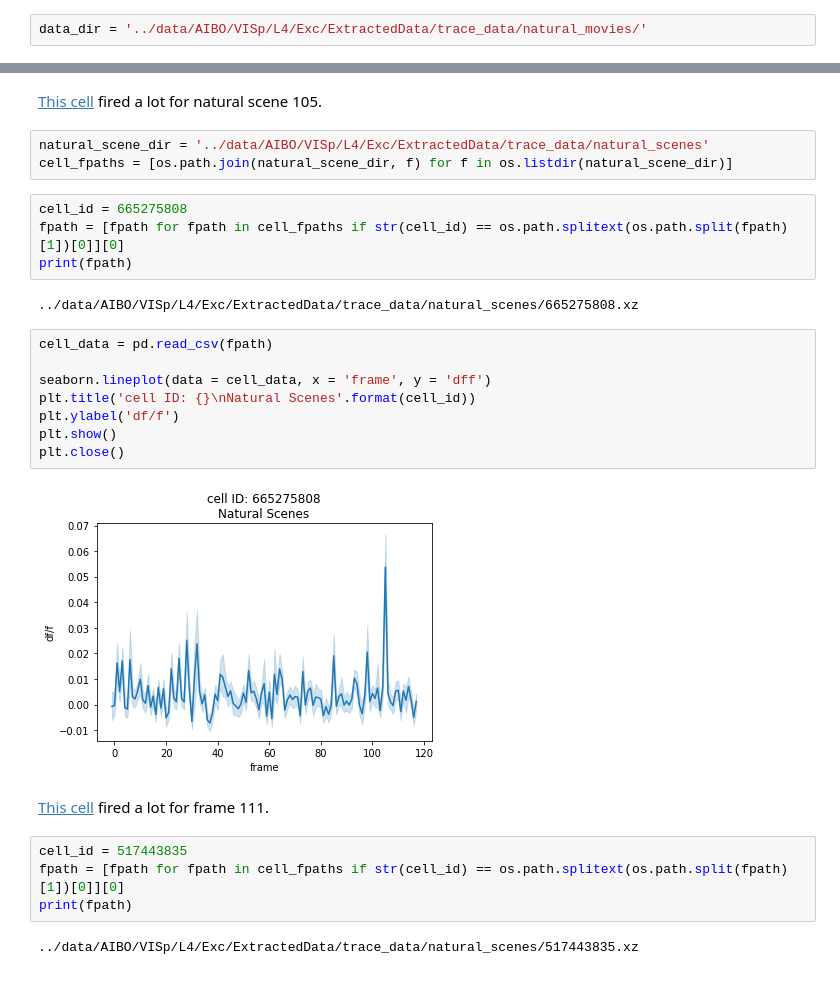
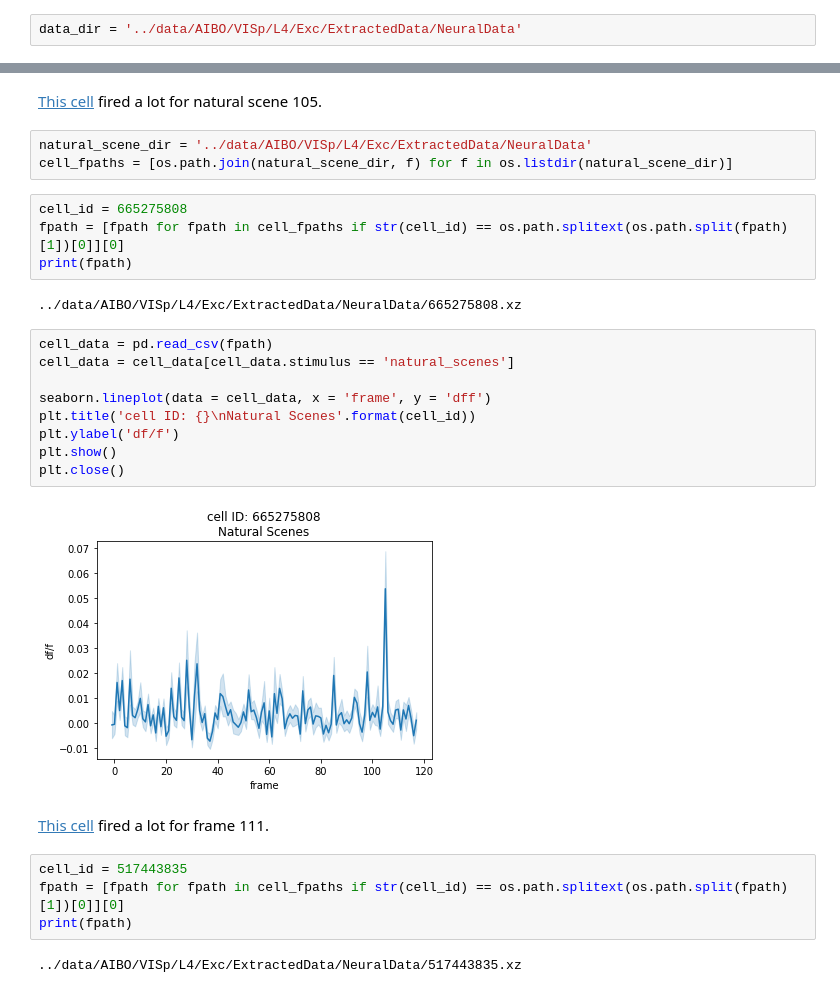
Before and after one commit to MichaelTeti/NEMO, a Jupyter notebook: examples/plot_responses.ipynb, the cells around one changed output, grey strips where cells are left out. Drawn from its saved outputs; the diff is of its cells as text.

Commit message:
updated to reflect data directory naming

```diff
--- a/examples/plot_responses.ipynb
+++ b/examples/plot_responses.ipynb
@@ -12,7 +12,7 @@ from sklearn.metrics.pairwise import cosine_similarity
 # %% [markdown]
 Get a list of the .csv files corresponding to each V1 Simple cell's df/f, eye tracking data, running speed, etc. to natural movie stimuli.
 # %%
-data_dir = '../data/AIBO/VISp/L4/Exc/ExtractedData/trace_data/natural_movies/'
+data_dir = '../data/AIBO/VISp/L4/Exc/ExtractedData/NeuralData'
 # %%
 cell_fpaths = [os.path.join(data_dir, f) for f in os.listdir(data_dir)]
 cell_fpaths.sort()  # sort in case we want to do another natural movie stimulus later
@@ -151,24 +151,25 @@ plt.close()
 [This cell](http://observatory.brain-map.org/visualcoding/search/cell?id=665275808#natural_scene) fired a lot for
 natural scene 105.
 # %%
-natural_scene_dir = '../data/AIBO/VISp/L4/Exc/ExtractedData/trace_data/natural_scenes'
+natural_scene_dir = '../data/AIBO/VISp/L4/Exc/ExtractedData/NeuralData'
 cell_fpaths = [os.path.join(natural_scene_dir, f) for f in os.listdir(natural_scene_dir)]
 # %%
 cell_id = 665275808
 fpath = [fpath for fpath in cell_fpaths if str(cell_id) == os.path.splitext(os.path.split(fpath)[1])[0]][0]
 print(fpath)
 # %% [output]
-../data/AIBO/VISp/L4/Exc/ExtractedData/trace_data/natural_scenes/665275808.xz
+../data/AIBO/VISp/L4/Exc/ExtractedData/NeuralData/665275808.xz
 # %%
 cell_data = pd.read_csv(fpath)
+cell_data = cell_data[cell_data.stimulus == 'natural_scenes']
 
 seaborn.lineplot(data = cell_data, x = 'frame', y = 'dff')
 plt.title('cell ID: {}\nNatural Scenes'.format(cell_id))
 plt.ylabel('df/f')
 plt.show()
 plt.close()
 # %% [output]
-[figure, old version]
+[figure, new version]
 # %% [markdown]
 [This cell](http://observatory.brain-map.org/visualcoding/search/cell?id=517443835#natural_scene) fired a lot for frame 111.
 # %%
@@ -176,6 +177,6 @@ cell_id = 517443835
 fpath = [fpath for fpath in cell_fpaths if str(cell_id) == os.path.splitext(os.path.split(fpath)[1])[0]][0]
 print(fpath)
 # %% [output]
-../data/AIBO/VISp/L4/Exc/ExtractedData/trace_data/natural_scenes/517443835.xz
+../data/AIBO/VISp/L4/Exc/ExtractedData/NeuralData/517443835.xz
 # %%
 cell_data = pd.read_csv(fpath)
```
Also changed, not shown: parts of 6 cells of this notebook.
